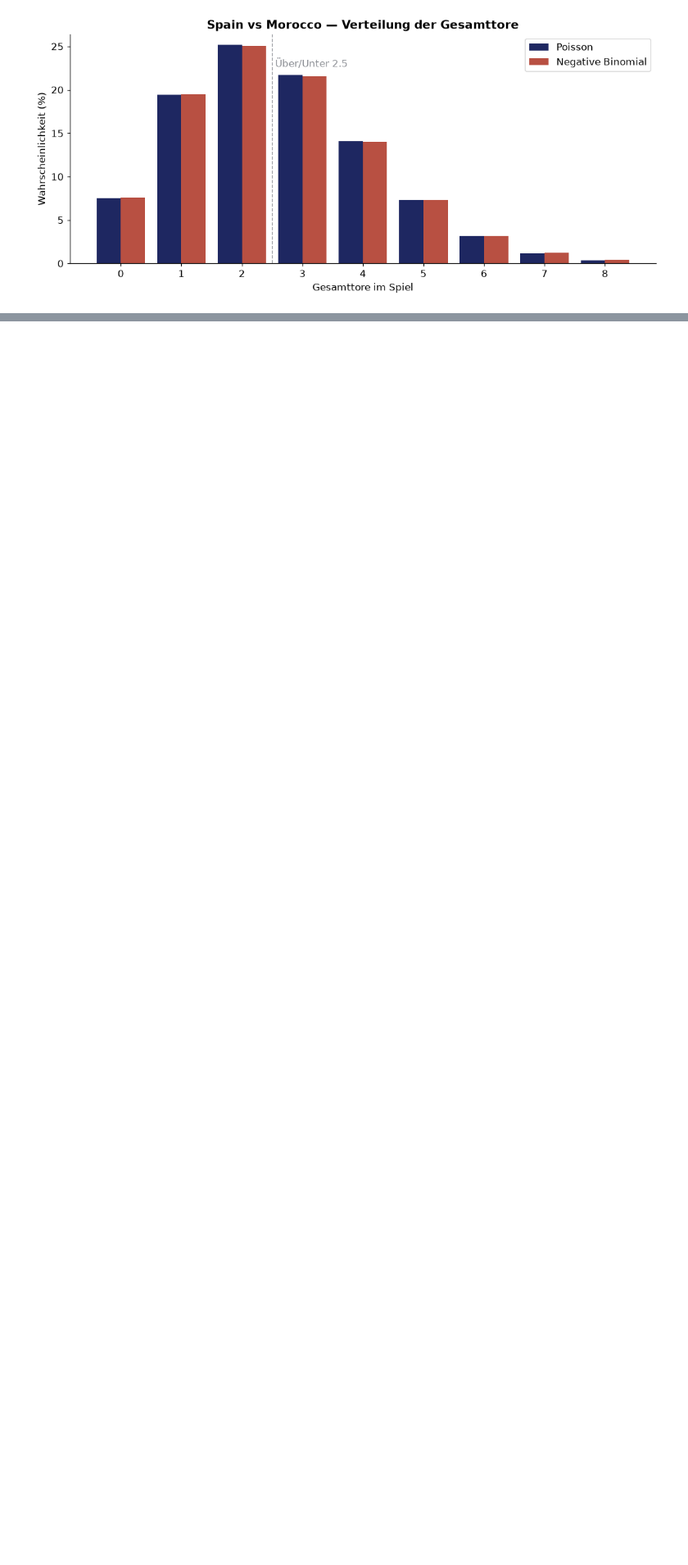
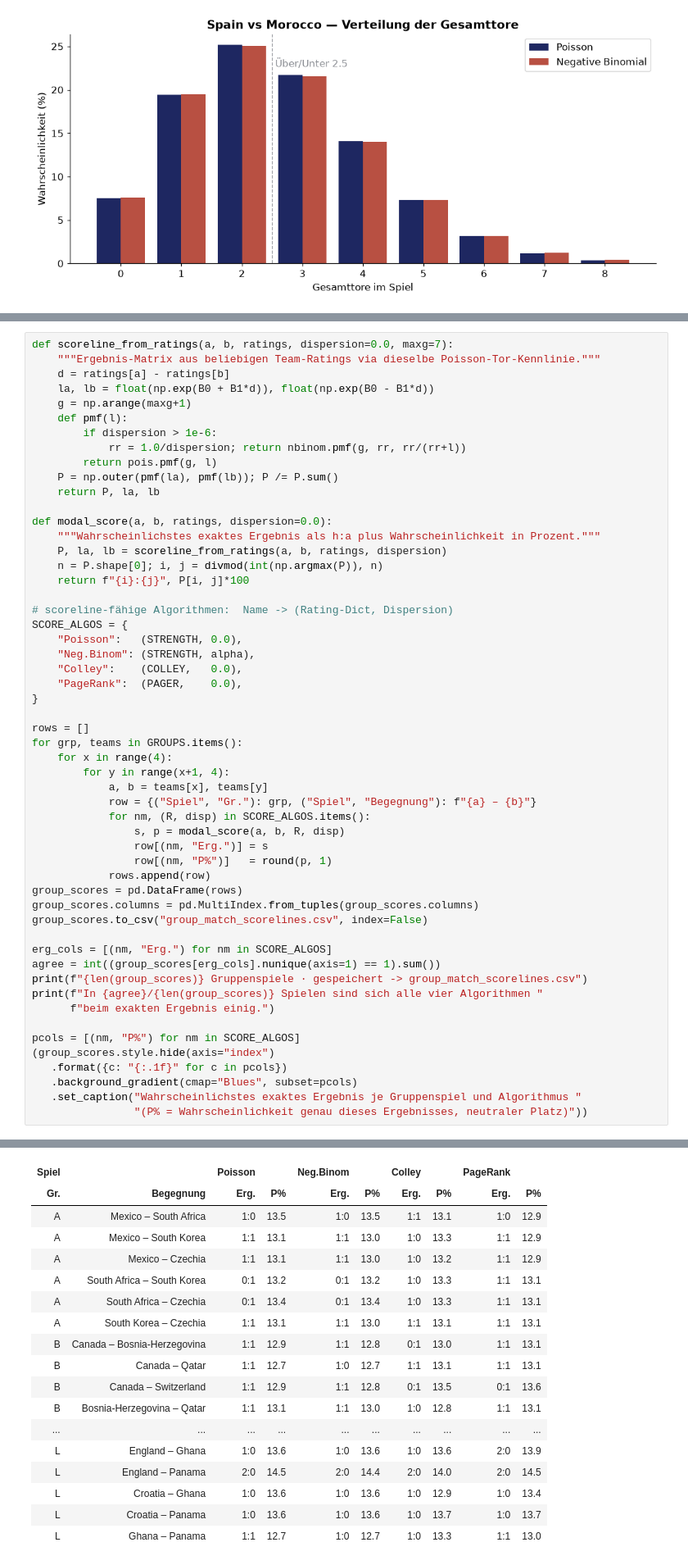
Before and after one commit to Deskaunedsei1983/wc2026-cl01, a Jupyter notebook: wc2026_match_and_scoreline_analysis.ipynb, the cells around one changed output, grey strips where cells are left out. Shown at 82% size. Drawn from its saved outputs; the diff is of its cells as text; blank space fills up the shorter version.

```diff
--- a/wc2026_match_and_scoreline_analysis.ipynb
+++ b/wc2026_match_and_scoreline_analysis.ipynb
@@ -574,0 +588,55 @@ plt.tight_layout(); plt.savefig("nb_total_goals.png"); plt.show()
+# %%
+def scoreline_from_ratings(a, b, ratings, dispersion=0.0, maxg=7):
+    """Ergebnis-Matrix aus beliebigen Team-Ratings via dieselbe Poisson-Tor-Kennlinie."""
+    d = ratings[a] - ratings[b]
+    la, lb = float(np.exp(B0 + B1*d)), float(np.exp(B0 - B1*d))
+    g = np.arange(maxg+1)
+    def pmf(l):
+        if dispersion > 1e-6:
+            rr = 1.0/dispersion; return nbinom.pmf(g, rr, rr/(rr+l))
+        return pois.pmf(g, l)
+    P = np.outer(pmf(la), pmf(lb)); P /= P.sum()
+    return P, la, lb
+
+def modal_score(a, b, ratings, dispersion=0.0):
+    """Wahrscheinlichstes exaktes Ergebnis als h:a plus Wahrscheinlichkeit in Prozent."""
+    P, la, lb = scoreline_from_ratings(a, b, ratings, dispersion)
+    n = P.shape[0]; i, j = divmod(int(np.argmax(P)), n)
+    return f"{i}:{j}", P[i, j]*100
+
+# scoreline-fähige Algorithmen:  Name -> (Rating-Dict, Dispersion)
+SCORE_ALGOS = {
+    "Poisson":   (STRENGTH, 0.0),
+    "Neg.Binom": (STRENGTH, alpha),
+    "Colley":    (COLLEY,   0.0),
+    "PageRank":  (PAGER,    0.0),
+}
+
+rows = []
+for grp, teams in GROUPS.items():
+    for x in range(4):
+        for y in range(x+1, 4):
+            a, b = teams[x], teams[y]
+            row = {("Spiel", "Gr."): grp, ("Spiel", "Begegnung"): f"{a} – {b}"}
+            for nm, (R, disp) in SCORE_ALGOS.items():
+                s, p = modal_score(a, b, R, disp)
+                row[(nm, "Erg.")] = s
+                row[(nm, "P%")]   = round(p, 1)
+            rows.append(row)
+group_scores = pd.DataFrame(rows)
+group_scores.columns = pd.MultiIndex.from_tuples(group_scores.columns)
+group_scores.to_csv("group_match_scorelines.csv", index=False)
+
+erg_cols = [(nm, "Erg.") for nm in SCORE_ALGOS]
+agree = int((group_scores[erg_cols].nunique(axis=1) == 1).sum())
+print(f"{len(group_scores)} Gruppenspiele · gespeichert -> group_match_scorelines.csv")
+print(f"In {agree}/{len(group_scores)} Spielen sind sich alle vier Algorithmen "
+      f"beim exakten Ergebnis einig.")
+
+pcols = [(nm, "P%") for nm in SCORE_ALGOS]
+(group_scores.style.hide(axis="index")
+   .format({c: "{:.1f}" for c in pcols})
+   .background_gradient(cmap="Blues", subset=pcols)
+   .set_caption("Wahrscheinlichstes exaktes Ergebnis je Gruppenspiel und Algorithmus "
+                "(P% = Wahrscheinlichkeit genau dieses Ergebnisses, neutraler Platz)"))
+# %% [output]
@@ -574,0 +646,18 @@ plt.tight_layout(); plt.savefig("nb_total_goals.png"); plt.show()
+| Spiel |  | Poisson |  | Neg.Binom |  | Colley |  | PageRank |  |
+| Gr. | Begegnung | Erg. | P% | Erg. | P% | Erg. | P% | Erg. | P% |
+| A | Mexico – South Africa | 1:0 | 13.5 | 1:0 | 13.5 | 1:1 | 13.1 | 1:0 | 12.9 |
+| A | Mexico – South Korea | 1:1 | 13.1 | 1:1 | 13.0 | 1:0 | 13.3 | 1:1 | 12.9 |
+| A | Mexico – Czechia | 1:1 | 13.1 | 1:1 | 13.0 | 1:0 | 13.2 | 1:1 | 12.9 |
+| A | South Africa – South Korea | 0:1 | 13.2 | 0:1 | 13.2 | 1:0 | 13.3 | 1:1 | 13.1 |
+| A | South Africa – Czechia | 0:1 | 13.4 | 0:1 | 13.4 | 1:0 | 13.3 | 1:1 | 13.1 |
+| A | South Korea – Czechia | 1:1 | 13.1 | 1:1 | 13.0 | 1:1 | 13.1 | 1:1 | 13.1 |
+| B | Canada – Bosnia-Herzegovina | 1:1 | 12.9 | 1:1 | 12.8 | 0:1 | 13.0 | 1:1 | 13.1 |
+| B | Canada – Qatar | 1:1 | 12.7 | 1:0 | 12.7 | 1:1 | 13.1 | 1:1 | 13.1 |
+| B | Canada – Switzerland | 1:1 | 12.9 | 1:1 | 12.8 | 0:1 | 13.5 | 0:1 | 13.6 |
+| B | Bosnia-Herzegovina – Qatar | 1:1 | 13.1 | 1:1 | 13.0 | 1:0 | 12.8 | 1:1 | 13.1 |
+| ... | ... | ... | ... | ... | ... | ... | ... | ... | ... |
+| L | England – Ghana | 1:0 | 13.6 | 1:0 | 13.6 | 1:0 | 13.6 | 2:0 | 13.9 |
+| L | England – Panama | 2:0 | 14.5 | 2:0 | 14.4 | 2:0 | 14.0 | 2:0 | 14.5 |
+| L | Croatia – Ghana | 1:0 | 13.6 | 1:0 | 13.6 | 1:0 | 12.9 | 1:0 | 13.4 |
+| L | Croatia – Panama | 1:0 | 13.6 | 1:0 | 13.6 | 1:0 | 13.7 | 1:0 | 13.7 |
+| L | Ghana – Panama | 1:1 | 12.7 | 1:0 | 12.7 | 1:0 | 13.3 | 1:1 | 13.0 |
```
Also changed, not shown: parts of 6 cells of this notebook, 4 other files.
